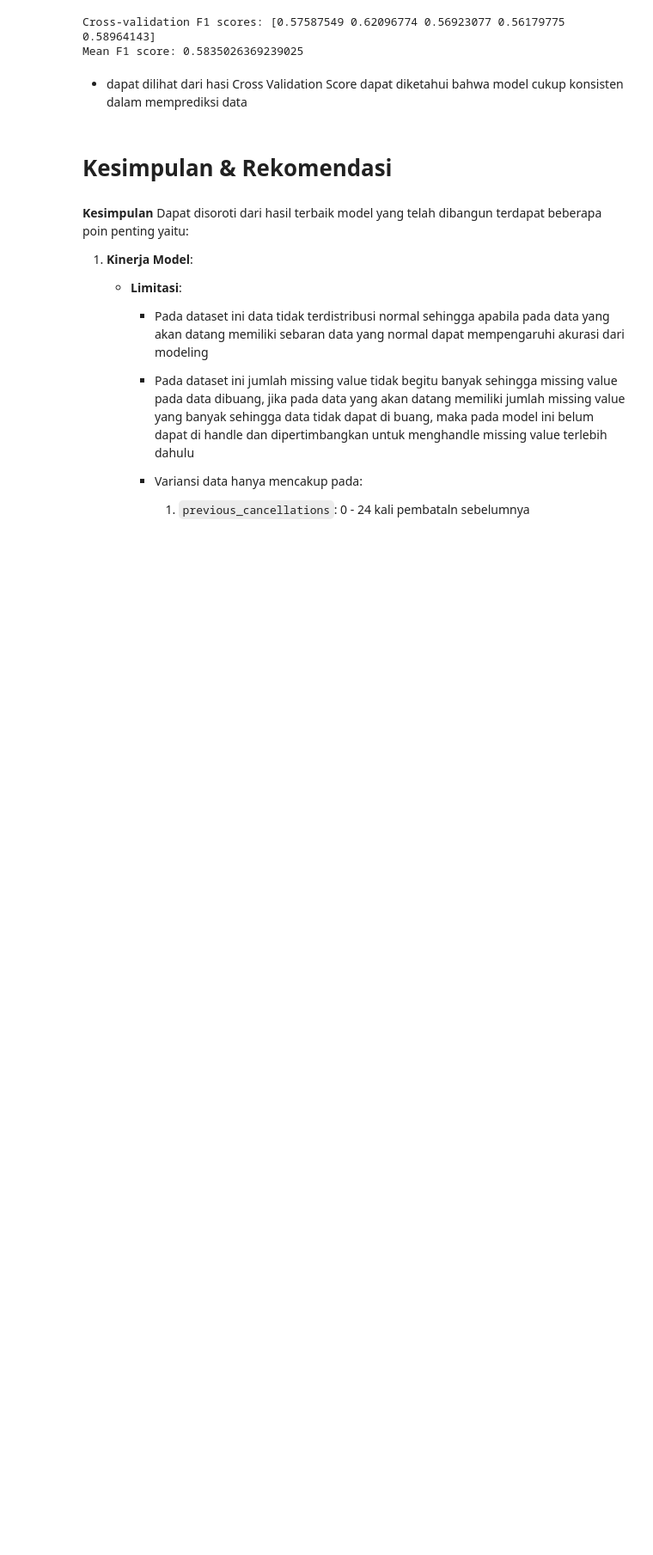
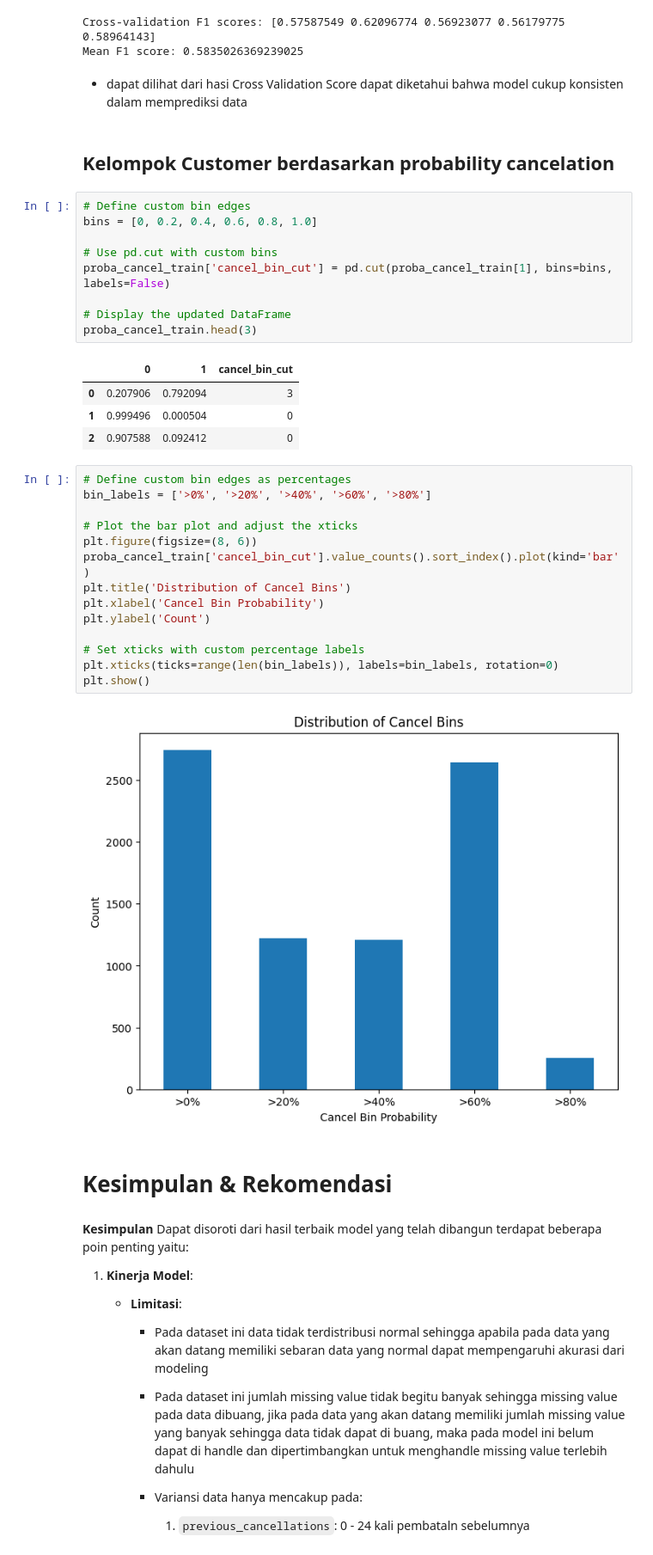
Before and after one commit to nurilmalani/Capstone_3_Hotel-Booking-Demand, a Jupyter notebook: Capstone_3_Nur Ilmalani.ipynb, the cells around one changed output. Shown at 86% size. Saved outputs shown, nothing was run; the diff lists cells and outputs as text; blank space fills up the shorter version.

```diff
--- a/Capstone_3_Nur Ilmalani.ipynb
+++ b/Capstone_3_Nur Ilmalani.ipynb
@@ -1149,6 +1206,38 @@ Cross-validation F1 scores: [0.57587549 0.62096774 0.56923077 0.56179775 0.58964
 Mean F1 score: 0.5835026369239025
 # %% [markdown]
 * dapat dilihat dari hasi Cross Validation Score dapat diketahui bahwa model cukup konsisten dalam memprediksi data
+# %% [markdown]
+## Kelompok Customer berdasarkan probability cancelation
+# %%
+# Define custom bin edges
+bins = [0, 0.2, 0.4, 0.6, 0.8, 1.0]
+
+# Use pd.cut with custom bins
+proba_cancel_train['cancel_bin_cut'] = pd.cut(proba_cancel_train[1], bins=bins, labels=False)
+
+# Display the updated DataFrame
+proba_cancel_train.head(3)
+# %% [output]
+|  | 0 | 1 | cancel_bin_cut |
+| 0 | 0.207906 | 0.792094 | 3 |
+| 1 | 0.999496 | 0.000504 | 0 |
+| 2 | 0.907588 | 0.092412 | 0 |
+# %%
+# Define custom bin edges as percentages
+bin_labels = ['>0%', '>20%', '>40%', '>60%', '>80%']
+
+# Plot the bar plot and adjust the xticks
+plt.figure(figsize=(8, 6))
+proba_cancel_train['cancel_bin_cut'].value_counts().sort_index().plot(kind='bar')
+plt.title('Distribution of Cancel Bins')
+plt.xlabel('Cancel Bin Probability')
+plt.ylabel('Count')
+
+# Set xticks with custom percentage labels
+plt.xticks(ticks=range(len(bin_labels)), labels=bin_labels, rotation=0)
+plt.show()
+# %% [output]
+[figure, added]
 # %% [markdown]
 # Kesimpulan & Rekomendasi
 # %% [markdown]
```
Also changed, not shown: parts of 5 cells of this notebook.
